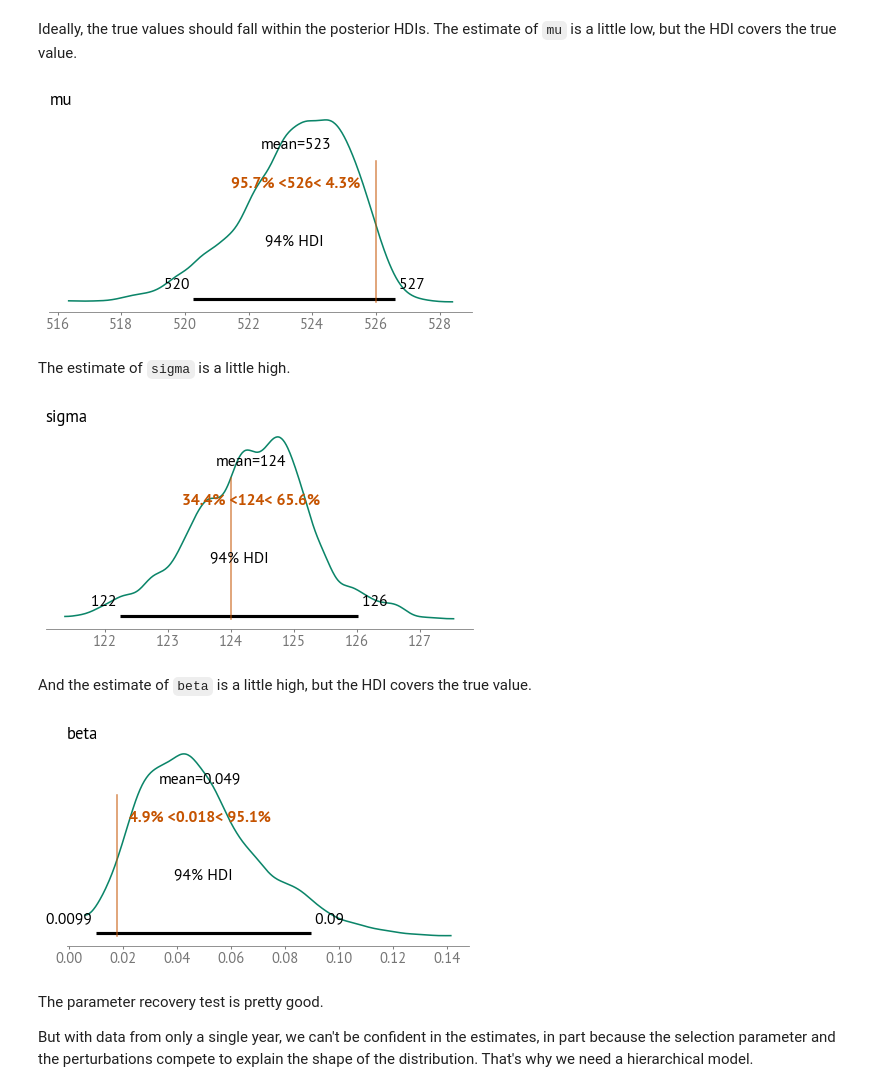
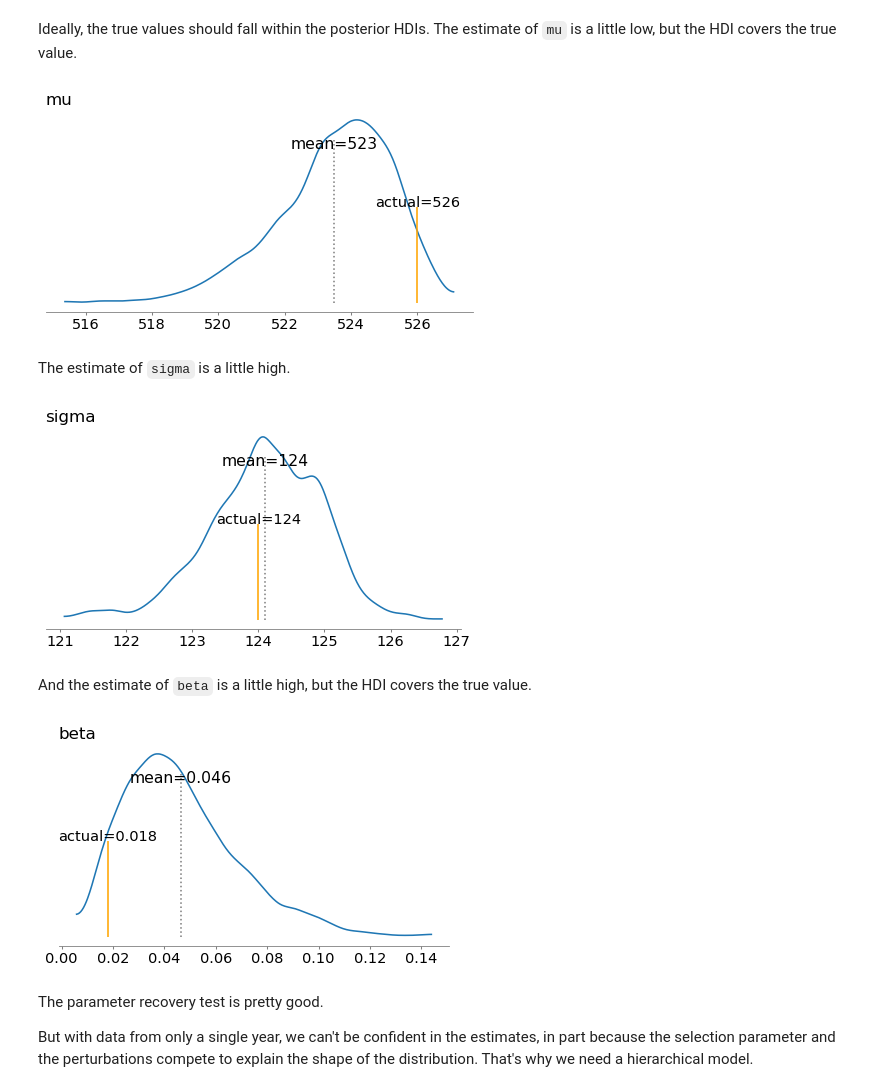
Before and after one commit to AllenDowney/SelectionSAT, a Jupyter notebook: selection_bias3.ipynb, the cells around one changed output. Drawn from its saved outputs; the diff is of its cells as text; code cells hidden in the pictures.

```diff
--- a/selection_bias3.ipynb
+++ b/selection_bias3.ipynb
@@ -21,8 +26,15 @@ from scipy.special import expit
 # %%
-# Make the figures smaller to save some screen real estate
-plt.rcParams["figure.dpi"] = 75
-plt.rcParams["figure.figsize"] = [6, 3.5]
-plt.rcParams["axes.titlelocation"] = "left"
+def decorate(**options):
+    legend = options.pop("legend", True)
+    loc = options.pop("loc", "best")
+    ax = plt.gca()
+    ax.set(**options)
+
+    handles, labels = ax.get_legend_handles_labels()
+    if handles and legend:
+        ax.legend(handles, labels, loc=loc)
+
+    plt.tight_layout()
 # %% [markdown]
 ## SAT Data
 
@@ -670,28 +710,42 @@ pm.summary(idata, var_names=['mu', 'sigma', 'beta', 'sigma_noise'])
 # %% [markdown]
 Ideally, the true values should fall within the posterior HDIs.
 The estimate of `mu` is a little low, but the HDI covers the true value.
+# %%
+def plot_posterior(trace, var_name, x_true):
+    # Extract posterior samples
+    samples = az.extract(trace)[var_name].to_numpy()
+    mean = samples.mean()
+
+    # Plot the KDE and get axis
+    ax = az.plot_posterior(trace, var_names=var_name, hdi_prob='hide')
+
+    # Get the height of the axis
+    ymin, ymax = ax.get_ylim()
+
+    # Plot vertical lines at true value and mean
+    plt.vlines(mean, 0, ymax * 0.85, ls=':', color='gray')
+    plt.vlines(x_true, 0, ymax * 0.5, ls='-', color='orange')
+    plt.text(x_true, ymax * 0.5, f'actual={x_true}', ha='center', fontsize=14)
+    decorate()
 # %%
-az.plot_posterior(idata, var_names=['mu'], ref_val=true_mu)
-decorate()
+plot_posterior(idata, 'mu', true_mu)
 plt.savefig("selection_bias30.png", dpi=300)
 # %% [output]
-[figure, old version]
+[figure, new version]
 # %% [markdown]
 The estimate of `sigma` is a little high.
 # %%
-az.plot_posterior(idata, var_names=['sigma'], ref_val=true_sigma)
-decorate()
+plot_posterior(idata, 'sigma', true_sigma)
 plt.savefig("selection_bias31.png", dpi=300)
 # %% [output]
-[figure, old version]
+[figure, new version]
 # %% [markdown]
 And the estimate of `beta` is a little high, but the HDI covers the true value.
 # %%
-az.plot_posterior(idata, var_names=['beta'], ref_val=true_beta)
-decorate()
+plot_posterior(idata, 'beta', true_beta)
 plt.savefig("selection_bias32.png", dpi=300)
 # %% [output]
-[figure, old version]
+[figure, new version]
 # %% [markdown]
 The parameter recovery test is pretty good.
 
```
Also changed, not shown: parts of 44 cells of this notebook, 2 other files.
